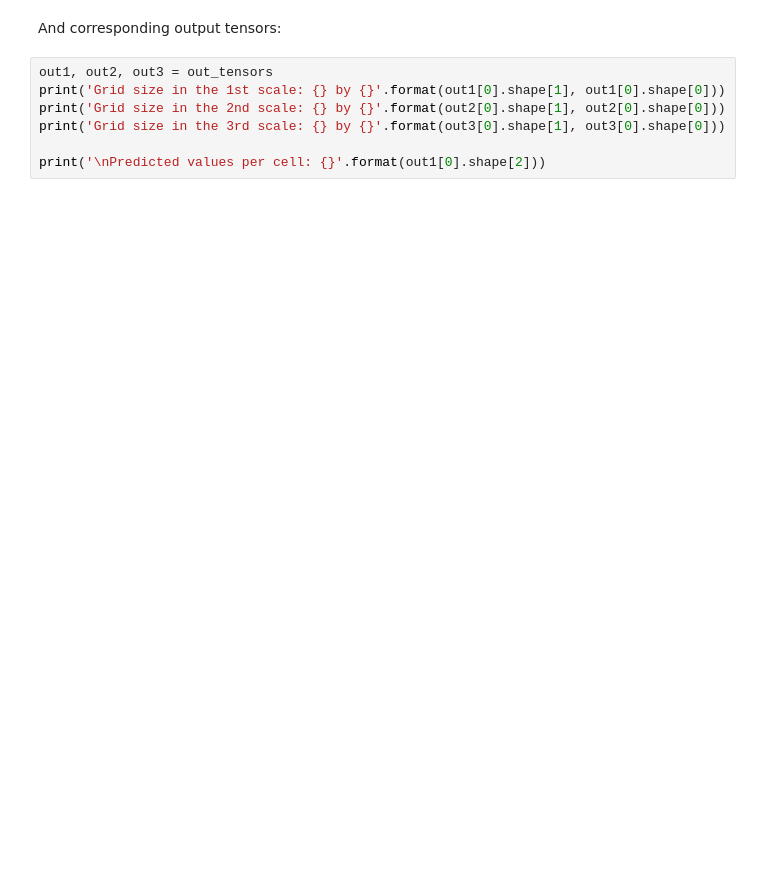
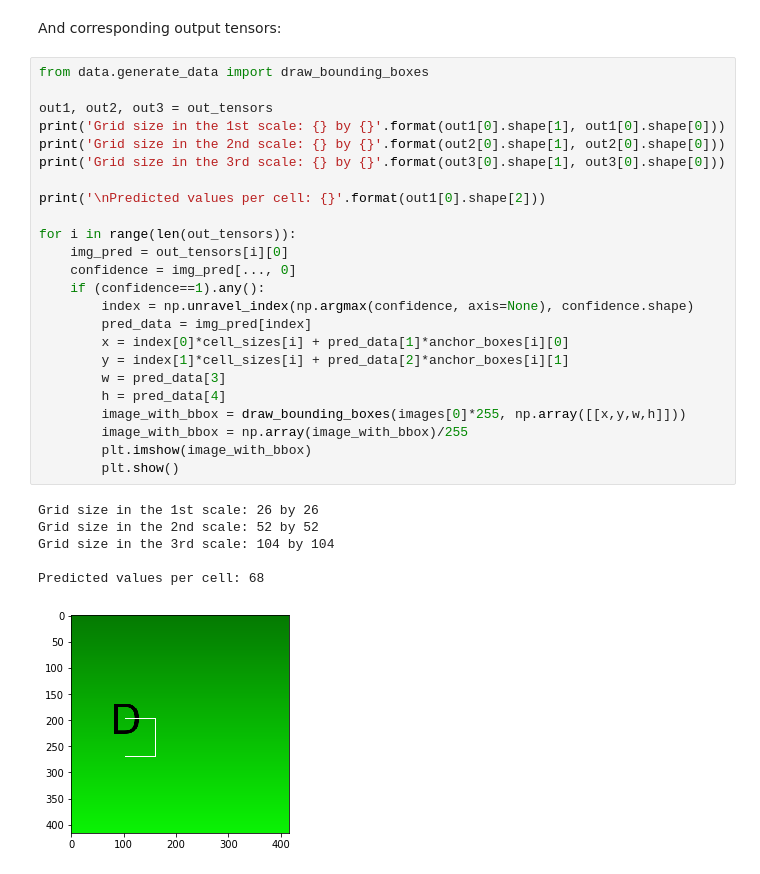
Before and after one commit to revygabor/yolocr, a Jupyter notebook: milestone_2.ipynb, the cells around one changed output. Saved outputs shown, nothing was run; the diff lists cells and outputs as text; blank space fills up the shorter version.

Commit message:
Draw bounding boxes

```diff
--- a/milestone_2.ipynb
+++ b/milestone_2.ipynb
@@ -64,12 +65,36 @@ plt.show()
 # %% [markdown]
 And corresponding output tensors:
 # %%
+from data.generate_data import draw_bounding_boxes
+
 out1, out2, out3 = out_tensors
 print('Grid size in the 1st scale: {} by {}'.format(out1[0].shape[1], out1[0].shape[0]))
 print('Grid size in the 2nd scale: {} by {}'.format(out2[0].shape[1], out2[0].shape[0]))
 print('Grid size in the 3rd scale: {} by {}'.format(out3[0].shape[1], out3[0].shape[0]))
 
 print('\nPredicted values per cell: {}'.format(out1[0].shape[2]))
+
+for i in range(len(out_tensors)):
+    img_pred = out_tensors[i][0]
+    confidence = img_pred[..., 0]
+    if (confidence==1).any():
+        index = np.unravel_index(np.argmax(confidence, axis=None), confidence.shape)
+        pred_data = img_pred[index]
+        x = index[0]*cell_sizes[i] + pred_data[1]*anchor_boxes[i][0]
+        y = index[1]*cell_sizes[i] + pred_data[2]*anchor_boxes[i][1]
+        w = pred_data[3]
+        h = pred_data[4]
+        image_with_bbox = draw_bounding_boxes(images[0]*255, np.array([[x,y,w,h]]))
+        image_with_bbox = np.array(image_with_bbox)/255
+        plt.imshow(image_with_bbox)
+        plt.show()
+# %% [output]
+Grid size in the 1st scale: 26 by 26
+Grid size in the 2nd scale: 52 by 52
+Grid size in the 3rd scale: 104 by 104
+
+Predicted values per cell: 68
+[figure, added]
 # %%
 test_y
 # %% [output]
```
Also changed, not shown: parts of 3 cells of this notebook.
